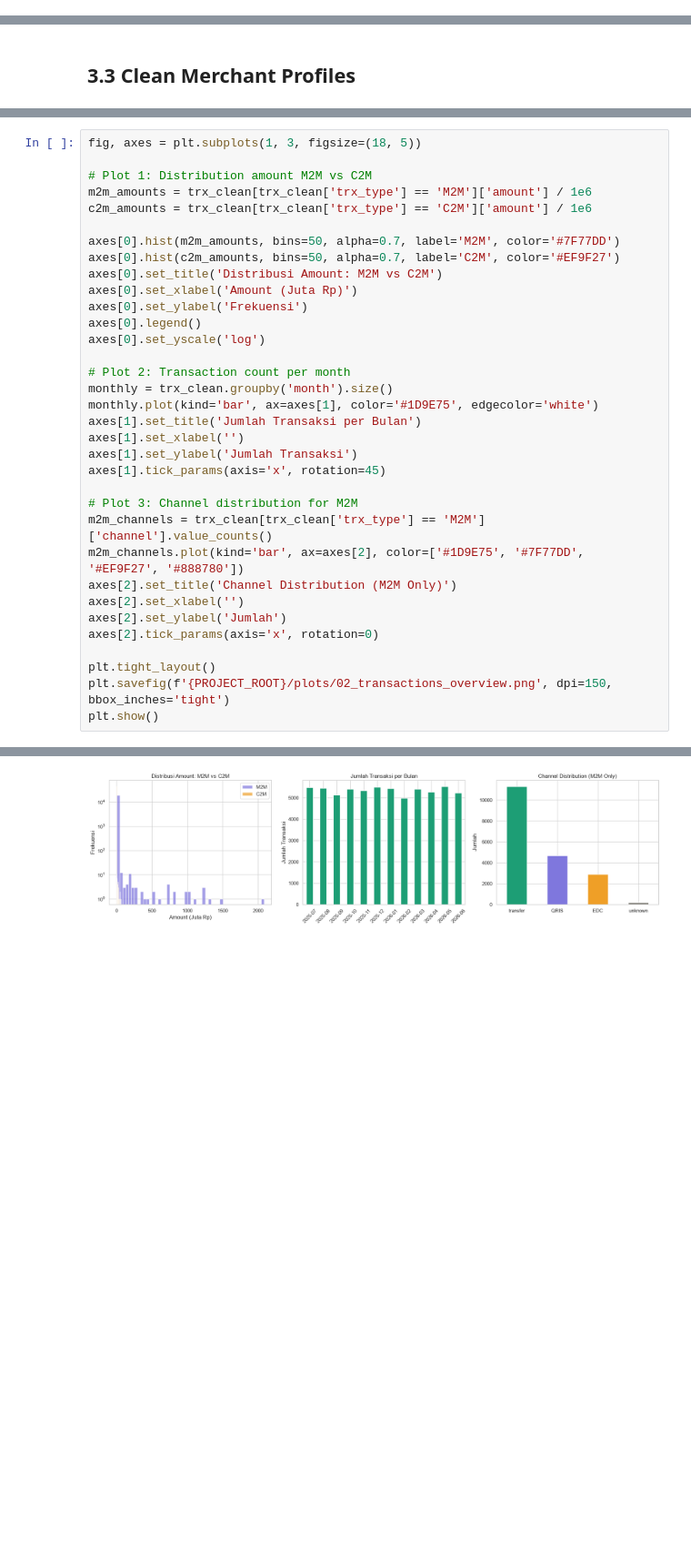
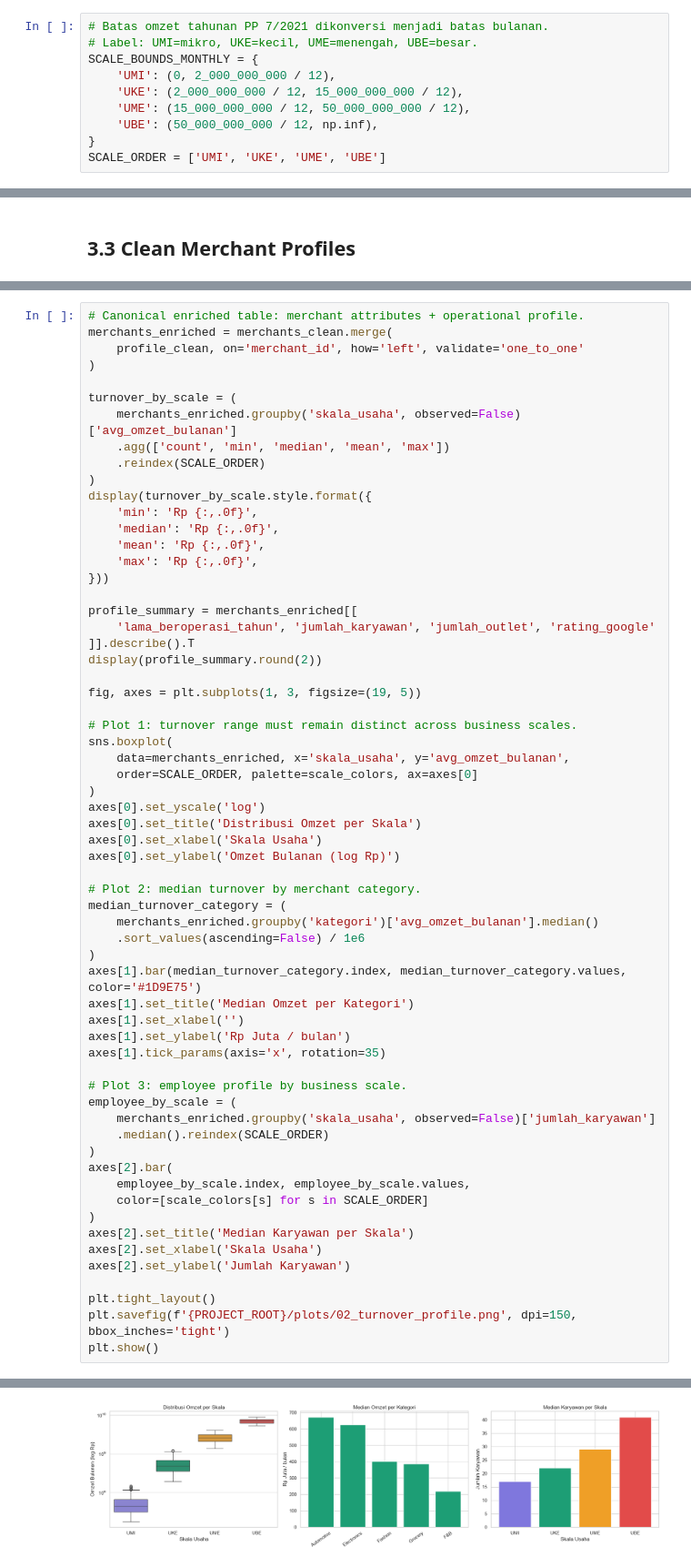
Before and after one commit to bagaskoroah/merchant-analytics-trial, a Jupyter notebook: notebooks/01_eda_cleaning.ipynb, the cells around one changed output, grey strips where cells are left out. Shown at 91% size. Drawn from its saved outputs; the diff is of its cells as text; blank space fills up the shorter version.

Commit message:
fixing data and improving model performance

```diff
--- a/notebooks/01_eda_cleaning.ipynb
+++ b/notebooks/01_eda_cleaning.ipynb
@@ -12,6 +12,16 @@ warnings.filterwarnings('ignore')
 sns.set_theme(style='whitegrid', palette='muted')
 plt.rcParams['figure.figsize'] = (12, 5)
 plt.rcParams['font.size'] = 11
+# %%
+# Batas omzet tahunan PP 7/2021 dikonversi menjadi batas bulanan.
+# Label: UMI=mikro, UKE=kecil, UME=menengah, UBE=besar.
+SCALE_BOUNDS_MONTHLY = {
+    'UMI': (0, 2_000_000_000 / 12),
+    'UKE': (2_000_000_000 / 12, 15_000_000_000 / 12),
+    'UME': (15_000_000_000 / 12, 50_000_000_000 / 12),
+    'UBE': (50_000_000_000 / 12, np.inf),
+}
+SCALE_ORDER = ['UMI', 'UKE', 'UME', 'UBE']
 # %%
 # define project root path
 PROJECT_ROOT = Path().resolve().parent
@@ -663,35 +816,63 @@ plt.show()
 # %%
-fig, axes = plt.subplots(1, 3, figsize=(18, 5))
+# Canonical enriched table: merchant attributes + operational profile.
+merchants_enriched = merchants_clean.merge(
+    profile_clean, on='merchant_id', how='left', validate='one_to_one'
+)
 
-# Plot 1: Distribution amount M2M vs C2M
-m2m_amounts = trx_clean[trx_clean['trx_type'] == 'M2M']['amount'] / 1e6
-c2m_amounts = trx_clean[trx_clean['trx_type'] == 'C2M']['amount'] / 1e6
+turnover_by_scale = (
+    merchants_enriched.groupby('skala_usaha', observed=False)['avg_omzet_bulanan']
+    .agg(['count', 'min', 'median', 'mean', 'max'])
+    .reindex(SCALE_ORDER)
+)
+display(turnover_by_scale.style.format({
+    'min': 'Rp {:,.0f}',
+    'median': 'Rp {:,.0f}',
+    'mean': 'Rp {:,.0f}',
+    'max': 'Rp {:,.0f}',
+}))
 
-axes[0].hist(m2m_amounts, bins=50, alpha=0.7, label='M2M', color='#7F77DD')
-axes[0].hist(c2m_amounts, bins=50, alpha=0.7, label='C2M', color='#EF9F27')
-axes[0].set_title('Distribusi Amount: M2M vs C2M')
-axes[0].set_xlabel('Amount (Juta Rp)')
-axes[0].set_ylabel('Frekuensi')
-axes[0].legend()
+profile_summary = merchants_enriched[[
+    'lama_beroperasi_tahun', 'jumlah_karyawan', 'jumlah_outlet', 'rating_google'
+]].describe().T
+display(profile_summary.round(2))
+
+fig, axes = plt.subplots(1, 3, figsize=(19, 5))
+
+# Plot 1: turnover range must remain distinct across business scales.
+sns.boxplot(
+    data=merchants_enriched, x='skala_usaha', y='avg_omzet_bulanan',
+    order=SCALE_ORDER, palette=scale_colors, ax=axes[0]
+)
 axes[0].set_yscale('log')
+axes[0].set_title('Distribusi Omzet per Skala')
+axes[0].set_xlabel('Skala Usaha')
+axes[0].set_ylabel('Omzet Bulanan (log Rp)')
 
-# Plot 2: Transaction count per month
-monthly = trx_clean.groupby('month').size()
-monthly.plot(kind='bar', ax=axes[1], color='#1D9E75', edgecolor='white')
-axes[1].set_title('Jumlah Transaksi per Bulan')
+# Plot 2: median turnover by merchant category.
+median_turnover_category = (
+    merchants_enriched.groupby('kategori')['avg_omzet_bulanan'].median()
+    .sort_values(ascending=False) / 1e6
+)
+axes[1].bar(median_turnover_category.index, median_turnover_category.values, color='#1D9E75')
+axes[1].set_title('Median Omzet per Kategori')
 axes[1].set_xlabel('')
-axes[1].set_ylabel('Jumlah Transaksi')
-axes[1].tick_params(axis='x', rotation=45)
+axes[1].set_ylabel('Rp Juta / bulan')
+axes[1].tick_params(axis='x', rotation=35)
 
-# Plot 3: Channel distribution for M2M
-m2m_channels = trx_clean[trx_clean['trx_type'] == 'M2M']['channel'].value_counts()
-m2m_channels.plot(kind='bar', ax=axes[2], color=['#1D9E75', '#7F77DD', '#EF9F27', '#888780'])
-axes[2].set_title('Channel Distribution (M2M Only)')
-axes[2].set_xlabel('')
-axes[2].set_ylabel('Jumlah')
-axes[2].tick_params(axis='x', rotation=0)
+# Plot 3: employee profile by business scale.
+employee_by_scale = (
+    merchants_enriched.groupby('skala_usaha', observed=False)['jumlah_karyawan']
+    .median().reindex(SCALE_ORDER)
+)
+axes[2].bar(
+    employee_by_scale.index, employee_by_scale.values,
+    color=[scale_colors[s] for s in SCALE_ORDER]
+)
+axes[2].set_title('Median Karyawan per Skala')
+axes[2].set_xlabel('Skala Usaha')
+axes[2].set_ylabel('Jumlah Karyawan')
 
 plt.tight_layout()
-plt.savefig(f'{PROJECT_ROOT}/plots/02_transactions_overview.png', dpi=150, bbox_inches='tight')
+plt.savefig(f'{PROJECT_ROOT}/plots/02_turnover_profile.png', dpi=150, bbox_inches='tight')
 plt.show()
 # %% [output]
@@ -698,2 +890,2 @@ plt.show()
-[figure, old version]
+[figure, new version]
 # %% [markdown]
```
Also changed, not shown: parts of 48 cells of this notebook, 48 other files.
